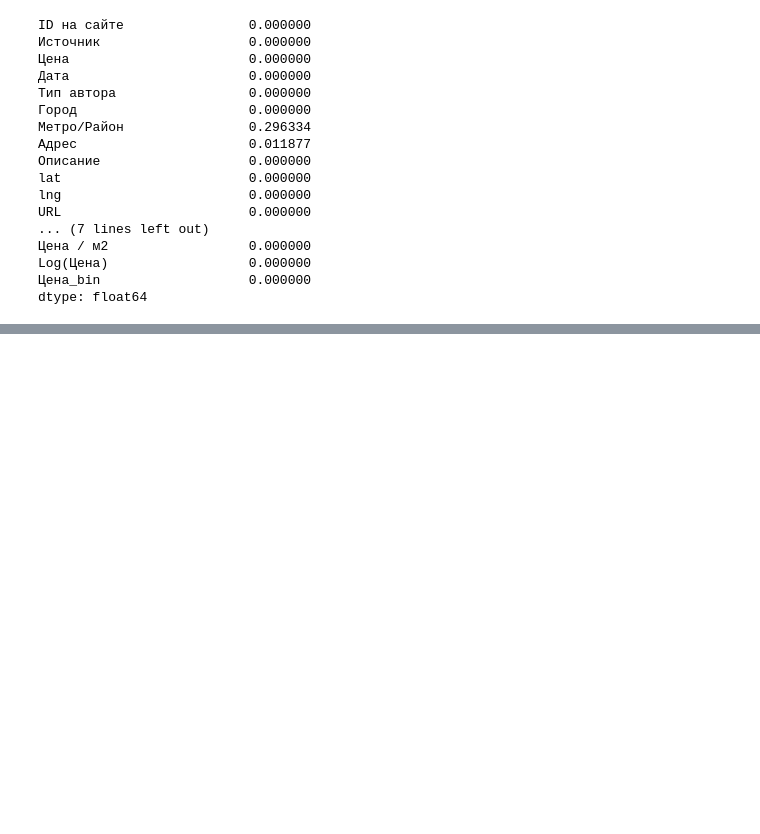
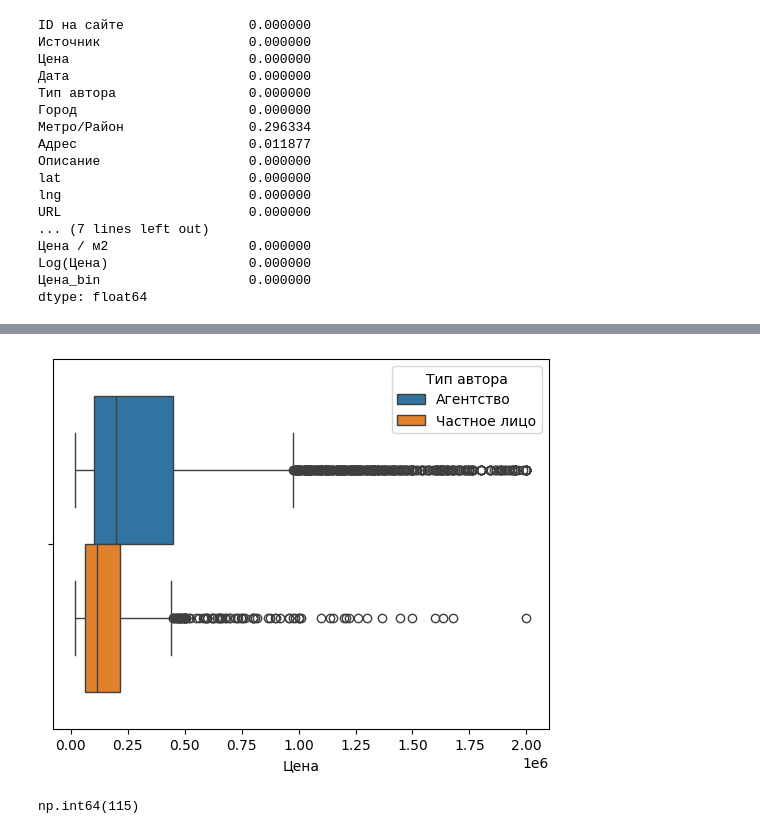
Before and after one commit to mgolovstik/sirius-school-proj, a Jupyter notebook: analytics/2. Аналитика (main).ipynb, the cells around one changed output, grey strips where cells are left out. Cells and saved outputs as stored; diff of their text form; code cells hidden in the pictures; blank space fills up the shorter version.

```diff
--- a/analytics/2. Аналитика.ipynb
+++ b/analytics/2. Аналитика (main).ipynb
@@ -216,0 +252,5 @@ data = data.drop(["Категория", "Цена_bin"], axis=1)
+# %%
+sns.boxplot(data, x="Цена", hue="Тип автора")
+plt.show()
+# %% [output]
+[figure, added]
@@ -216,0 +259,4 @@ data = data.drop(["Категория", "Цена_bin"], axis=1)
+# %%
+data["Москва?"].sum()
+# %% [output]
+np.int64(115)
```
Also changed, not shown: parts of 14 cells of this notebook, 2 other files.
